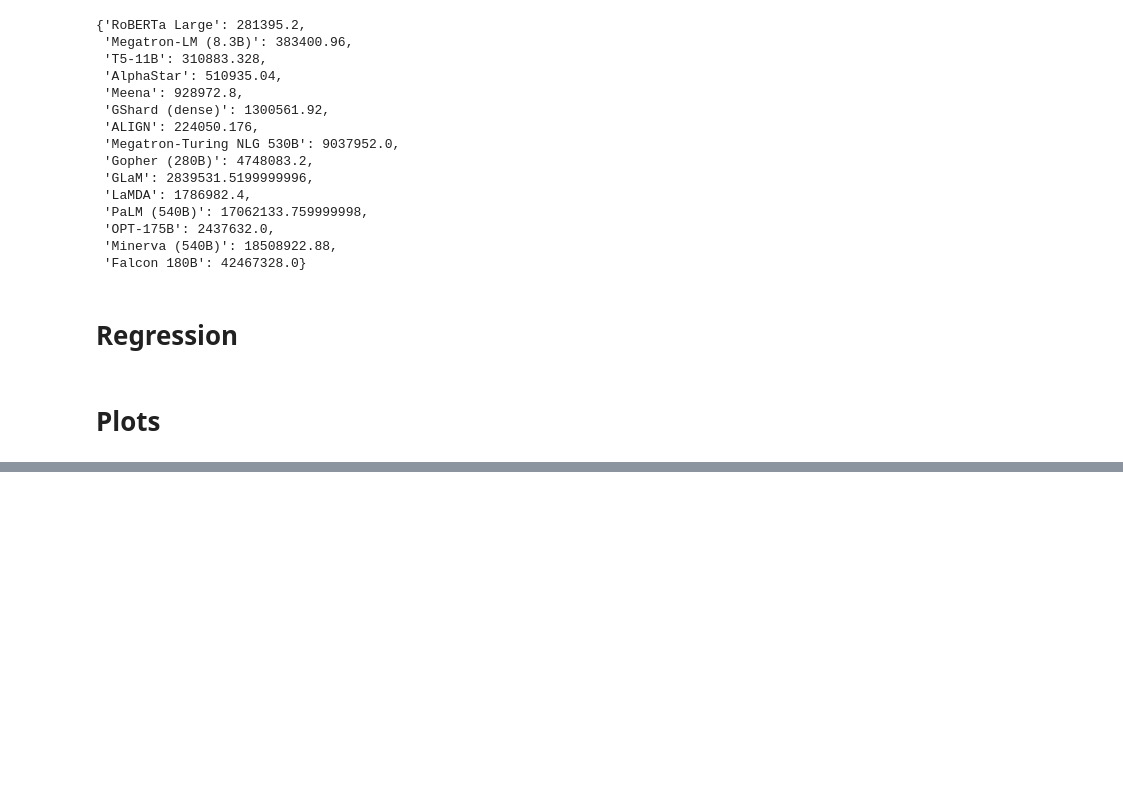
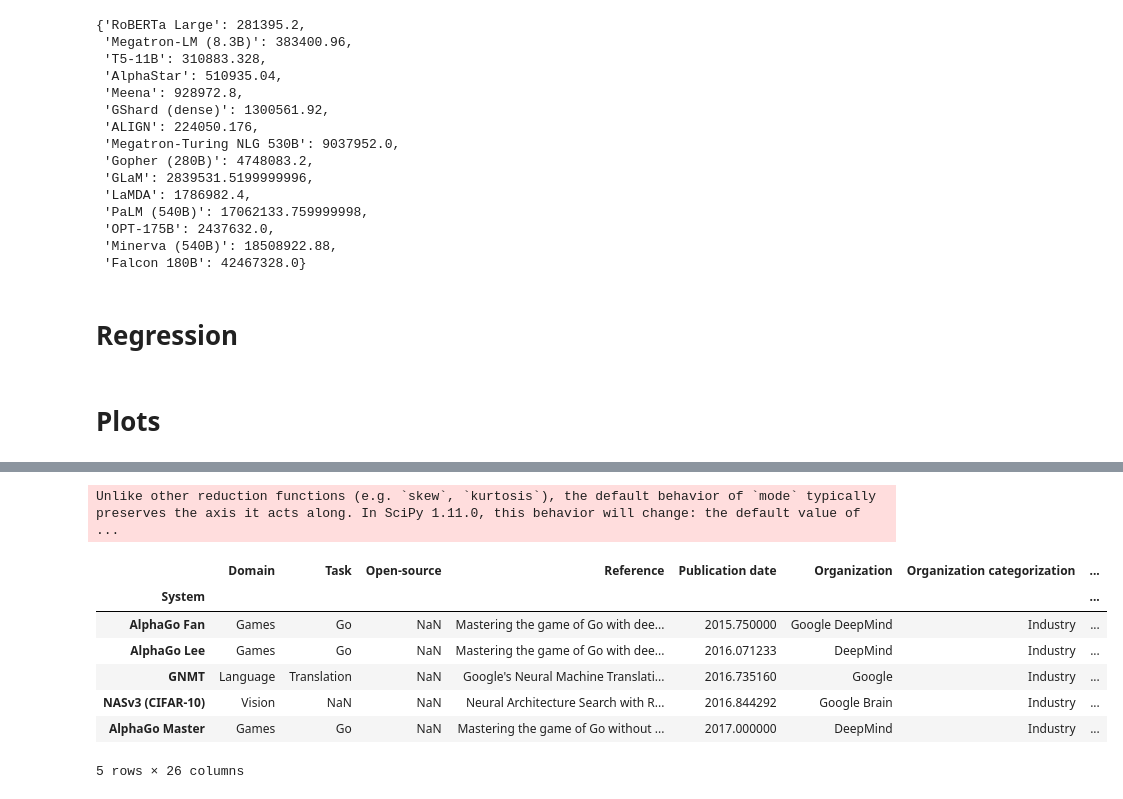
Before and after one commit to epoch-research/training-cost-trends, a Jupyter notebook: cost_analysis.ipynb, the cells around one changed output, grey strips where cells are left out. Saved outputs shown, nothing was run; the diff lists cells and outputs as text; code cells hidden in the pictures; blank space fills up the shorter version.

Commit message:
feat!: kNN imputation
Implemented kNN imputation for training time, training hardware, hardware quantity, hardware utilization

```diff
--- a/cost_analysis.ipynb
+++ b/cost_analysis.ipynb
@@ -456,0 +546,56 @@ fig.show()
+# %%
+# use KNeighborsClassifier to impute the missing values in Training hardware
+from sklearn.neighbors import KNeighborsClassifier
+from sklearn.preprocessing import LabelEncoder
+
+# Separate the target and features
+target_col = 'Training hardware'
+features = imputed_pcd_df.drop(target_col, axis=1)
+target = imputed_pcd_df[target_col]
+
+# Encode the target column
+label_encoder = LabelEncoder()
+target_filled = target.fillna('Missing')  # Temporarily fill missing values
+target_encoded = label_encoder.fit_transform(target_filled)
+
+# Train a KNeighborsClassifier
+knc = KNeighborsClassifier(n_neighbors=5)
+knc.fit(features, target_encoded)
+
+# Predict the missing values
+missing_values = features[target.isna()]
+predicted = knc.predict(missing_values)
+
+# Decode the predictions
+predicted_labels = label_encoder.inverse_transform(predicted)
+
+# Replace the missing values with the predictions
+imputed_pcd_df.loc[target.isna(), target_col] = predicted_labels
+# %% [output]
+Unlike other reduction functions (e.g. `skew`, `kurtosis`), the default behavior of `mode` typically preserves the axis it acts along. In SciPy 1.11.0, this behavior will change: the default value of  ...
+# %%
+# restore the System column
+imputed_pcd_df['System'] = one_hot_pcd_df.index
+# %%
+# set the System column as the index
+imputed_pcd_df = imputed_pcd_df.set_index('System')
+# %%
+# insert imputed values into frontier_pcd_df
+frontier_pcd_df['Training hardware'] = imputed_pcd_df['Training hardware']
+frontier_pcd_df['Hardware quantity'] = imputed_pcd_df['Hardware quantity']
+frontier_pcd_df['Hardware utilization'] = imputed_pcd_df['Hardware utilization']
+frontier_pcd_df['Training time (hours)'] = imputed_pcd_df['Training time (hours)']
+# %%
+# calculate training time (chip hours) from training time and hardware quantity
+frontier_pcd_df['Training time (chip hours)'] = frontier_pcd_df['Training time (hours)'] * frontier_pcd_df['Hardware quantity']
+# %%
+frontier_pcd_df.head()
+# %% [output]
+|  | Domain | Task | Open-source | Reference | Publication date | Organization | Organization categorization | ... |
+| System |  |  |  |  |  |  |  | ... |
+| AlphaGo Fan | Games | Go | NaN | Mastering the game of Go with dee... | 2015.750000 | Google DeepMind | Industry | ... |
+| AlphaGo Lee | Games | Go | NaN | Mastering the game of Go with dee... | 2016.071233 | DeepMind | Industry | ... |
+| GNMT | Language | Translation | NaN | Google's Neural Machine Translati... | 2016.735160 | Google | Industry | ... |
+| NASv3 (CIFAR-10) | Vision | NaN | NaN | Neural Architecture Search with R... | 2016.844292 | Google Brain | Industry | ... |
+| AlphaGo Master | Games | Go | NaN | Mastering the game of Go without ... | 2017.000000 | DeepMind | Industry | ... |
+5 rows × 26 columns
```
Also changed, not shown: parts of 16 cells of this notebook.
